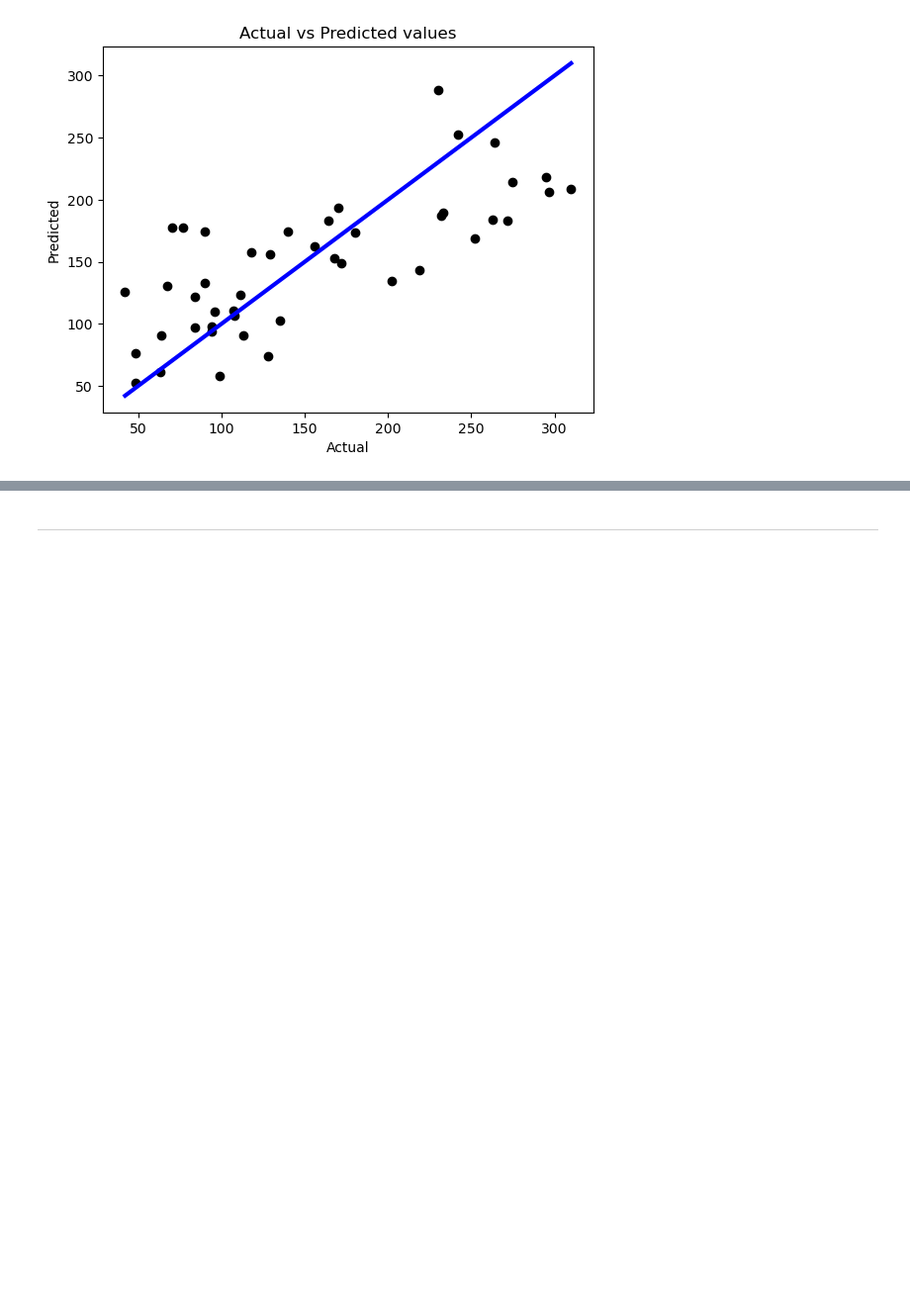
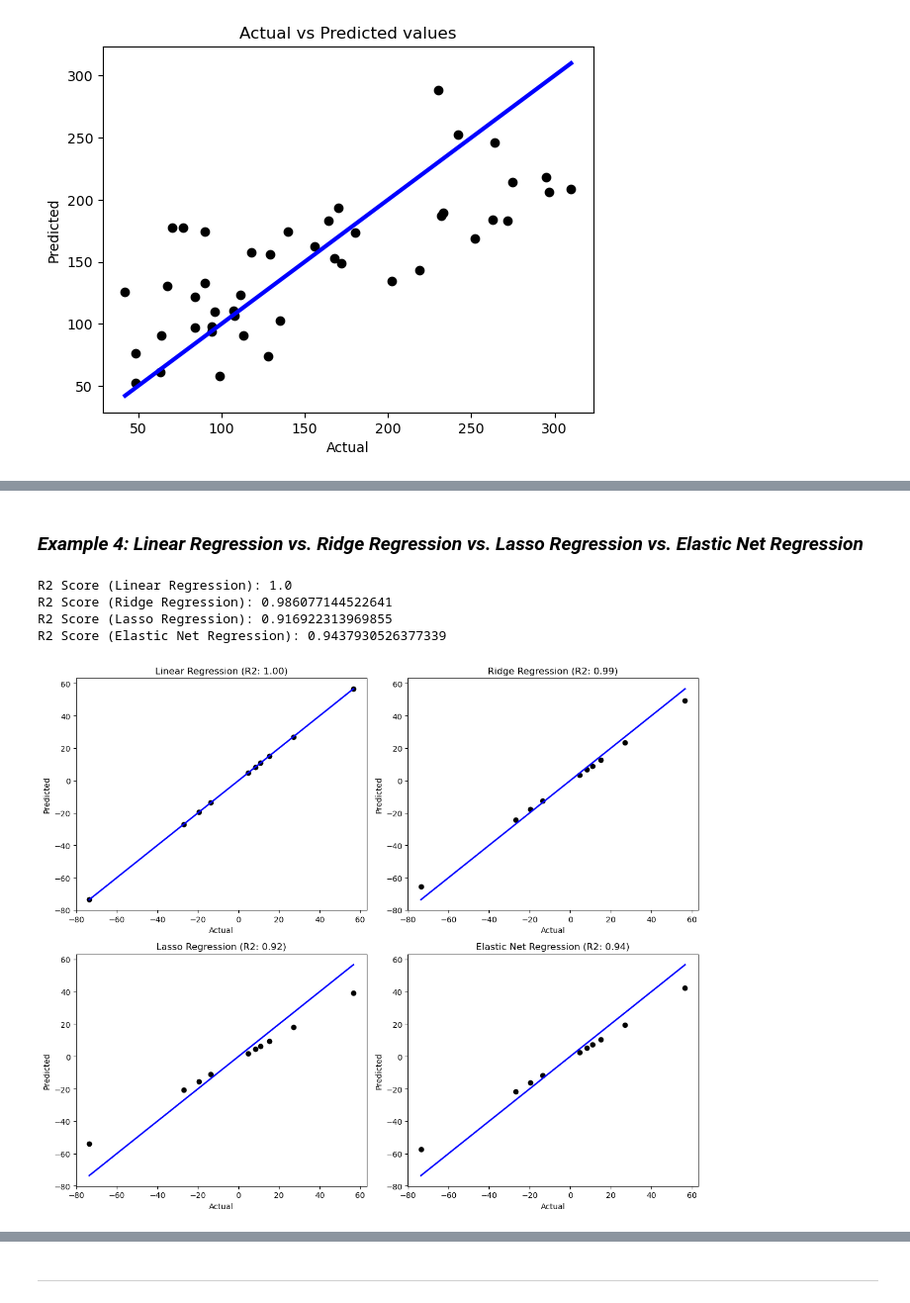
Before and after one commit to burakai/ENGR4450, a Jupyter notebook: 1_intro_-to-scikit_learn-and-linear-models.ipynb, the cells around one changed output, grey strips where cells are left out. Shown: that part at 99% size. Drawn from its saved outputs; the diff is of its cells as text; code cells hidden in the pictures; blank space fills up the shorter version.

```diff
--- a/1_intro_-to-linear-models-and-scikit_learn.ipynb
+++ b/1_intro_-to-scikit_learn-and-linear-models.ipynb
@@ -624,0 +708,57 @@ R2 Score: 0.5514200923362629
+# %% [markdown]
+### *Example 4: Linear Regression vs. Ridge Regression vs. Lasso Regression vs. Elastic Net Regression*
+# %%
+# Import the necessary libraries
+import matplotlib.pyplot as plt
+from sklearn.datasets import make_regression
+from sklearn.linear_model import LinearRegression, Ridge, Lasso, ElasticNet
+from sklearn.model_selection import train_test_split
+
+# Load the dataset
+X, y = make_regression(n_samples=100, n_features=1, noise=0, random_state=42)
+
+# Split the data into training/testing sets
+X_train, X_test, y_train, y_test = train_test_split(X, y, test_size=0.1, random_state=42)
+
+
+# Function to fit and plot the model
+def fit_and_plot_model(ax, model, X_train, y_train, X_test, y_test, title):
+    # Train the model using the training sets
+    model.fit(X_train, y_train)
+
+    # Make predictions using the testing set
+    predictions = model.predict(X_test)
+
+    # R2 score
+    r2 = model.score(X_test, y_test)
+    print(f"R2 Score ({title}): {r2}")
+
+    # Plot actual vs predicted values for the target variable
+    ax.scatter(y_test, predictions, color="black")
+    ax.plot([y_test.min(), y_test.max()], [y_test.min(), y_test.max()], color="blue", linewidth=2)
+    ax.set_xlabel('Actual')
+    ax.set_ylabel('Predicted')
+    ax.set_title(f'{title} (R2: {r2:.2f})')
+
+
+# Create a figure and subplots
+fig, axes = plt.subplots(2, 2, figsize=(12, 10))
+
+# Flatten the axes array for easy indexing
+axes = axes.ravel()
+
+# Plot for each model
+fit_and_plot_model(axes[0], LinearRegression(), X_train, y_train, X_test, y_test, 'Linear Regression')
+fit_and_plot_model(axes[1], Ridge(alpha=10), X_train, y_train, X_test, y_test, 'Ridge Regression')
+fit_and_plot_model(axes[2], Lasso(alpha=10), X_train, y_train, X_test, y_test, 'Lasso Regression')
+fit_and_plot_model(axes[3], ElasticNet(alpha=0.5, l1_ratio=0.5), X_train, y_train, X_test, y_test, 'Elastic Net Regression')
+
+# Adjust layout
+plt.tight_layout()
+plt.show()
+# %% [output]
+R2 Score (Linear Regression): 1.0
+R2 Score (Ridge Regression): 0.986077144522641
+R2 Score (Lasso Regression): 0.916922313969855
+R2 Score (Elastic Net Regression): 0.9437930526377339
+[figure, added]
```
Also changed, not shown: parts of 12 cells of this notebook.
